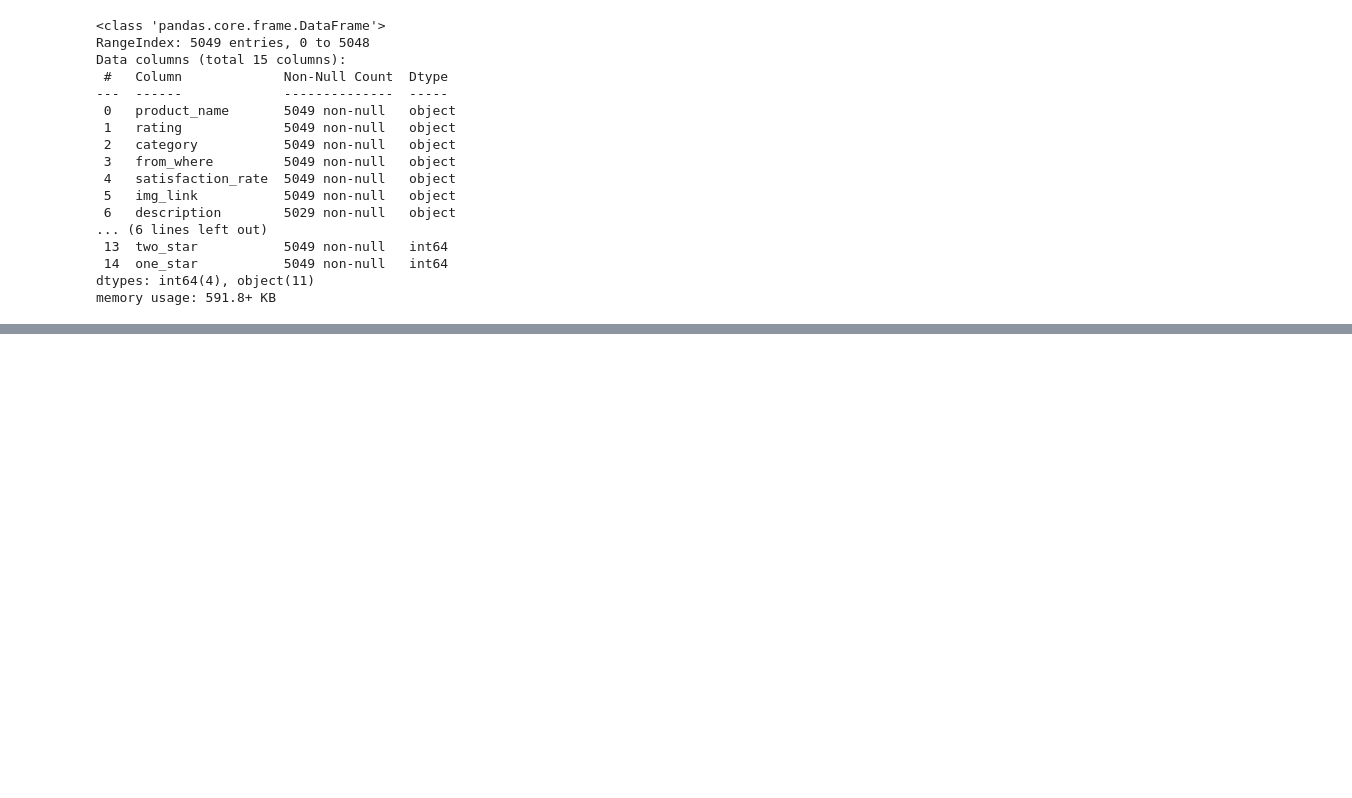
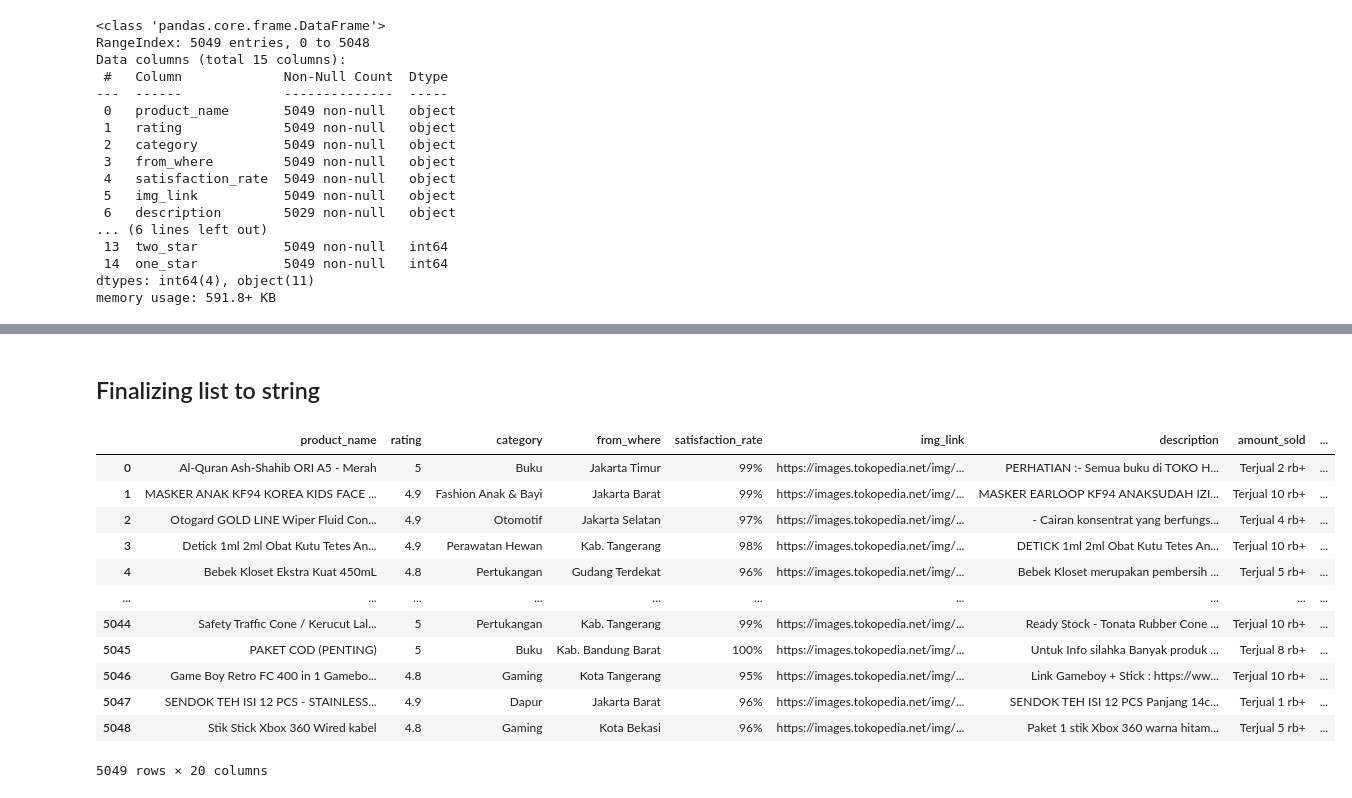
Before and after one commit to jxnhiro/tokopedia-crawler-scraper, a Jupyter notebook: tokopedia-recommender.ipynb, the cells around one changed output, grey strips where cells are left out. Drawn from its saved outputs; the diff is of its cells as text; code cells hidden in the pictures; blank space fills up the shorter version.

```diff
--- a/tokopedia-recommender.ipynb
+++ b/tokopedia-recommender.ipynb
@@ -62,0 +196,3 @@ df_tokopedia.duplicated(subset=['product_name']).sum()
+# %%
+df_tokopedia['tagged_category'] = df_tokopedia['tagged_category'].str.replace('&', '-')
+df_tokopedia['tagged_category']
@@ -62,0 +230,4 @@ df_tokopedia.duplicated(subset=['product_name']).sum()
+# %%
+df_tokopedia['tagged_location'] = 'lokasi-'+df_tokopedia['from_where'].str.lower()
+# %%
+df_tokopedia['tagged_location'] = df_tokopedia['tagged_location'].str.replace(' ', '')
@@ -62,0 +249,22 @@ df_tokopedia.duplicated(subset=['product_name']).sum()
+# %% [markdown]
+<h2>Finalizing list to string</h2>
+# %%
+df_tokopedia['cleaned_product_name'] = df_tokopedia['cleaned_product_name'].apply(eval).apply(' '.join)
+df_tokopedia['cleaned_description'] = df_tokopedia['cleaned_description'].apply(eval).apply(' '.join)
+# %%
+df_tokopedia['product_tag'] = df_tokopedia['cleaned_description'] + df_tokopedia['cleaned_product_name'] + df_tokopedia['tagged_category'] + df_tokopedia['tagged_location']
+df_tokopedia
+# %% [output]
+|  | product_name | rating | category | from_where | satisfaction_rate | img_link | description | amount_sold | ... |
+| 0 | Al-Quran Ash-Shahib ORI A5 - Merah | 5 | Buku | Jakarta Timur | 99% | https://images.tokopedia.net/img/... | PERHATIAN :- Semua buku di TOKO H... | Terjual 2 rb+ | ... |
+| 1 | MASKER ANAK KF94 KOREA KIDS FACE ... | 4.9 | Fashion Anak & Bayi | Jakarta Barat | 99% | https://images.tokopedia.net/img/... | MASKER EARLOOP KF94 ANAKSUDAH IZI... | Terjual 10 rb+ | ... |
+| 2 | Otogard GOLD LINE Wiper Fluid Con... | 4.9 | Otomotif | Jakarta Selatan | 97% | https://images.tokopedia.net/img/... | - Cairan konsentrat yang berfungs... | Terjual 4 rb+ | ... |
+| 3 | Detick 1ml 2ml Obat Kutu Tetes An... | 4.9 | Perawatan Hewan | Kab. Tangerang | 98% | https://images.tokopedia.net/img/... | DETICK 1ml 2ml Obat Kutu Tetes An... | Terjual 10 rb+ | ... |
+| 4 | Bebek Kloset Ekstra Kuat 450mL | 4.8 | Pertukangan | Gudang Terdekat | 96% | https://images.tokopedia.net/img/... | Bebek Kloset merupakan pembersih ... | Terjual 5 rb+ | ... |
+| ... | ... | ... | ... | ... | ... | ... | ... | ... | ... |
+| 5044 | Safety Traffic Cone / Kerucut Lal... | 5 | Pertukangan | Kab. Tangerang | 99% | https://images.tokopedia.net/img/... | Ready Stock - Tonata Rubber Cone ... | Terjual 10 rb+ | ... |
+| 5045 | PAKET COD (PENTING) | 5 | Buku | Kab. Bandung Barat | 100% | https://images.tokopedia.net/img/... | Untuk Info silahka Banyak produk ... | Terjual 8 rb+ | ... |
+| 5046 | Game Boy Retro FC 400 in 1 Gamebo... | 4.8 | Gaming | Kota Tangerang | 95% | https://images.tokopedia.net/img/... | Link Gameboy + Stick : https://ww... | Terjual 10 rb+ | ... |
+| 5047 | SENDOK TEH ISI 12 PCS - STAINLESS... | 4.9 | Dapur | Jakarta Barat | 96% | https://images.tokopedia.net/img/... | SENDOK TEH ISI 12 PCS Panjang 14c... | Terjual 1 rb+ | ... |
+| 5048 | Stik Stick Xbox 360 Wired kabel | 4.8 | Gaming | Kota Bekasi | 96% | https://images.tokopedia.net/img/... | Paket 1 stik Xbox 360 warna hitam... | Terjual 5 rb+ | ... |
+5049 rows × 20 columns
```
Also changed, not shown: parts of 32 cells of this notebook.
